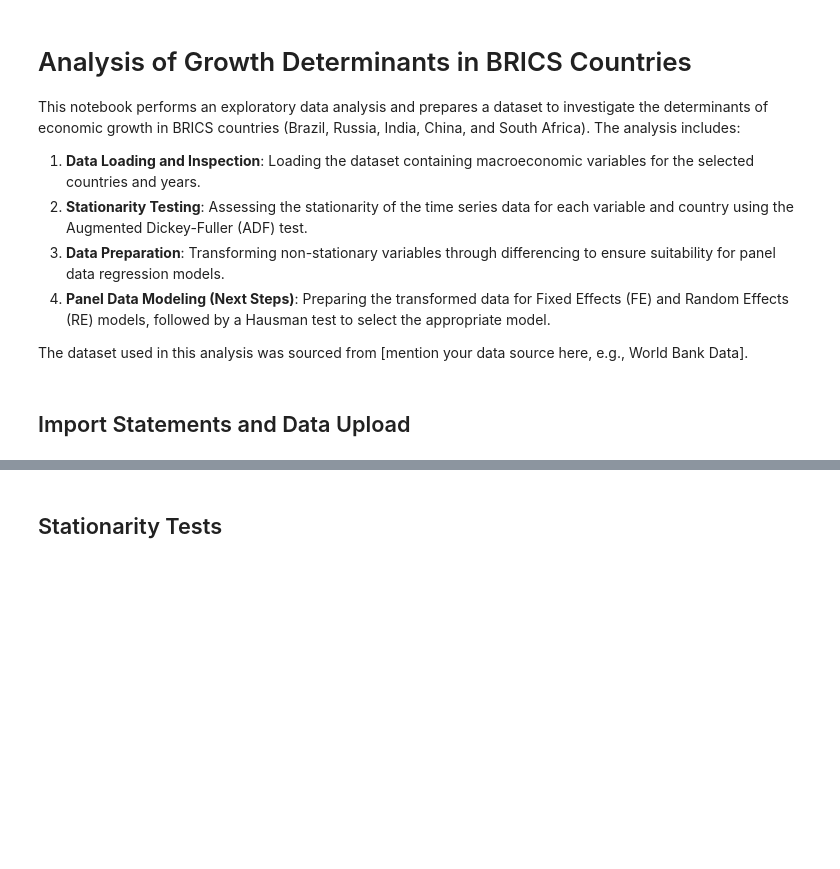
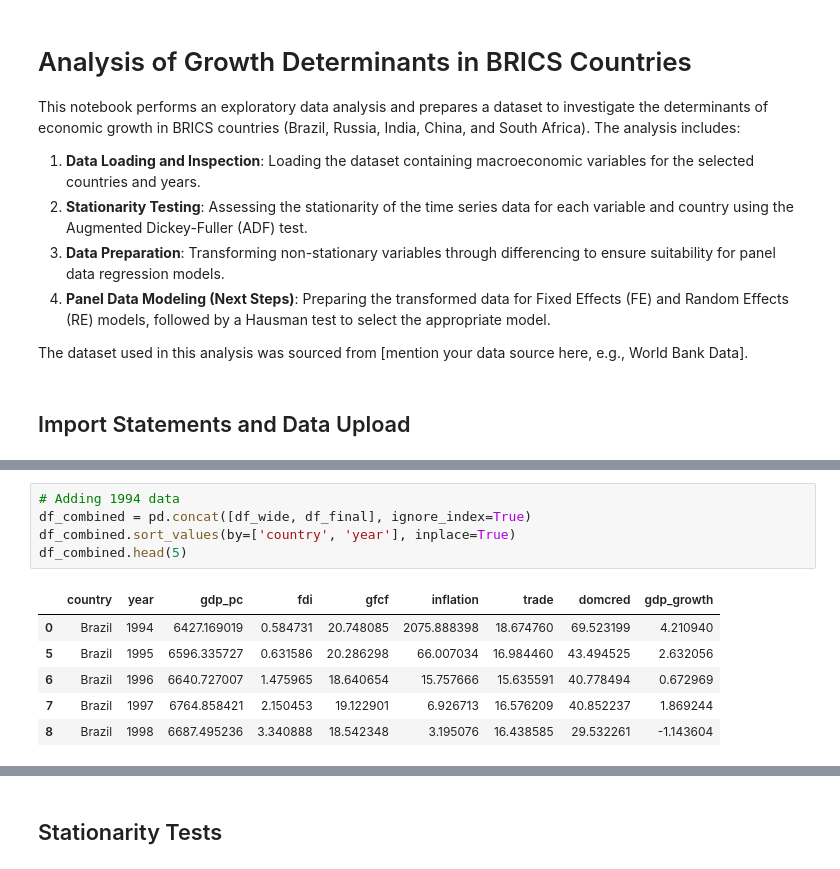
Before and after one commit to PranayPrasanth/FDI_vs_GDP_BRICS, a Jupyter notebook: notebooks/stationarity_tests_and_transformations.ipynb, the cells around one changed output, grey strips where cells are left out. Drawn from its saved outputs; the diff is of its cells as text; blank space fills up the shorter version.

```diff
--- a/notebooks/stationarity_tests_and_transformations.ipynb
+++ b/notebooks/stationarity_tests_and_transformations.ipynb
@@ -54,0 +151,12 @@ dtype: object
+# %%
+# Adding 1994 data
+df_combined = pd.concat([df_wide, df_final], ignore_index=True)
+df_combined.sort_values(by=['country', 'year'], inplace=True)
+df_combined.head(5)
+# %% [output]
+|  | country | year | gdp_pc | fdi | gfcf | inflation | trade | domcred | gdp_growth |
+| 0 | Brazil | 1994 | 6427.169019 | 0.584731 | 20.748085 | 2075.888398 | 18.674760 | 69.523199 | 4.210940 |
+| 5 | Brazil | 1995 | 6596.335727 | 0.631586 | 20.286298 | 66.007034 | 16.984460 | 43.494525 | 2.632056 |
+| 6 | Brazil | 1996 | 6640.727007 | 1.475965 | 18.640654 | 15.757666 | 15.635591 | 40.778494 | 0.672969 |
+| 7 | Brazil | 1997 | 6764.858421 | 2.150453 | 19.122901 | 6.926713 | 16.576209 | 40.852237 | 1.869244 |
+| 8 | Brazil | 1998 | 6687.495236 | 3.340888 | 18.542348 | 3.195076 | 16.438585 | 29.532261 | -1.143604 |
```
Also changed, not shown: parts of 10 cells of this notebook, 1 other file.
